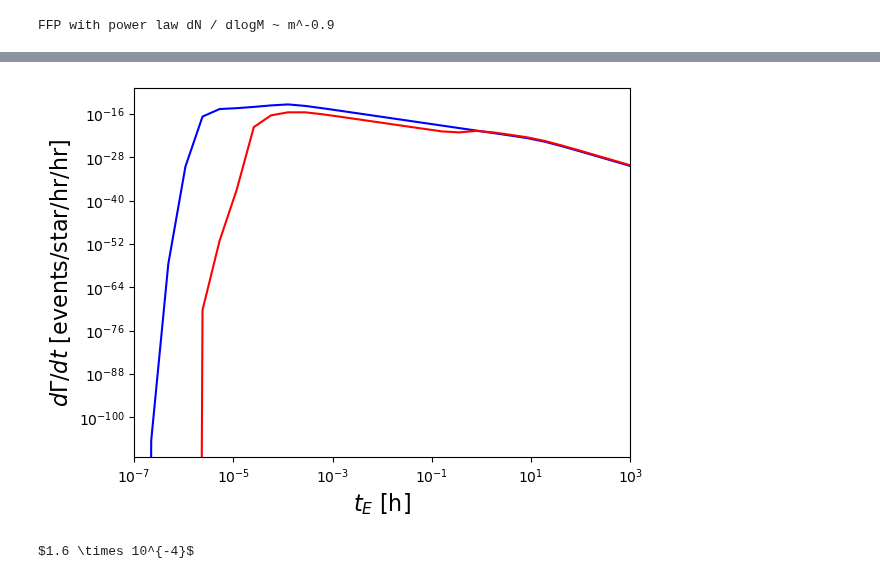
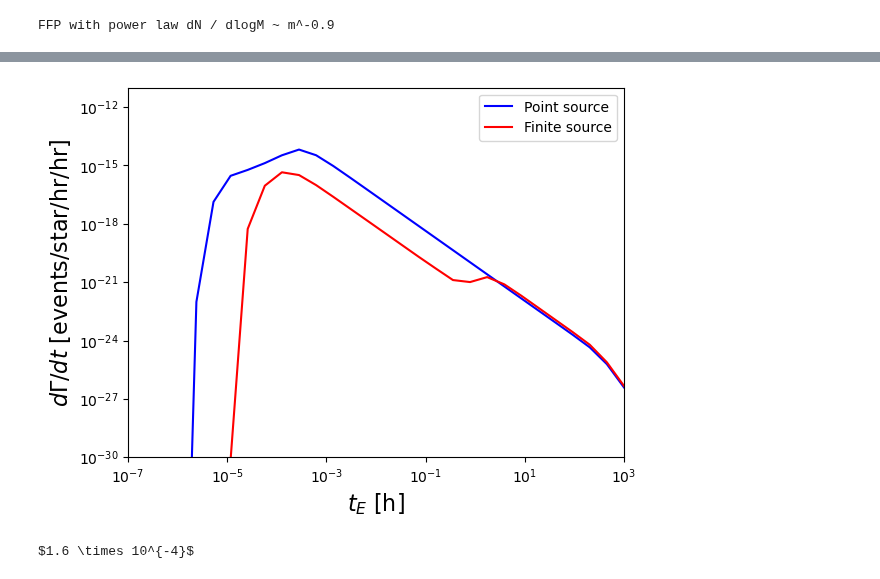
Before and after one commit to NolanSmyth/LensCalcPy, a Jupyter notebook: nbs/01_ffp.ipynb, the cells around one changed output, grey strips where cells are left out. Cells and saved outputs as stored; diff of their text form; code cells hidden in the pictures.

```diff
--- a/nbs/01_ffp.ipynb
+++ b/nbs/01_ffp.ipynb
@@ -177,3 +178,11 @@ def rho_FFPs_m31(a: float, # distance from center of M31 in kpc
 
     #The bulge/nucleus is excluded from the m31 survey
     return rho_disk_m31(a)
+
+def velocity_dispersion_stars_m31(r,
+                                 v_c: float = 60 # km/s
+                                #  v_c: float = 30 # km/s
+
+                                ):
+    # Use 60 km/s for disk following https://iopscience.iop.org/article/10.1088/0004-637X/695/1/442/pdf
+    return v_c
@@ -342,8 +299,8 @@ class Ffp(Lens):
         Initialize the PBH population
         """
 
-        # self.ut_interp = ut_interp
-        self.ut_interp = ut_interp_mw
+        self.ut_interp = ut_interp
+        # self.ut_interp = ut_interp_mw
 
         self.p = p
         #Define range of power law we want to consider
@@ -486,7 +443,7 @@ class Ffp(Lens):
 
     def differential_rate_integrand_m31(self, umin, d, mf, t, finite=False):
         # return self.differential_rate_integrand(umin, d, mf, t, dist_m31, rho_FFPs_m31, velocity_dispersion_m31, finite=finite, density_func_uses_d=False)
-        return self.differential_rate_integrand(umin, d, mf, t, dist_m31, rho_FFPs_m31, velocity_dispersion_stars_mw, finite=finite, density_func_uses_d=False)
+        return self.differential_rate_integrand(umin, d, mf, t, dist_m31, rho_FFPs_m31, velocity_dispersion_stars_m31, finite=finite, density_func_uses_d=False)
 
     def differential_rate_m31(self, t, finite=False):
         return self.differential_rate(t, self.differential_rate_integrand_m31, finite=finite)
@@ -507,7 +464,7 @@ class Ffp(Lens):
 # %%
 p = 0.9
 f = Ffp(p)
-ts = np.logspace(-3, 1, num=10)
+ts = np.logspace(-2, 1, num=20)
 
 f
 # %% [output]
@@ -559,11 +508,3 @@ plt.show()
-# %%
-diff_rates_finite_m31 = []
-for t in tqdm(ts, desc='Computing differential rates (finite=True)'):
-    diff_rates_finite_m31.append(f.differential_rate_m31(t, finite=True))
-
-diff_rates_finite_mw = []
-for t in tqdm(ts, desc='Computing differential rates (finite=True)'):
-    diff_rates_finite_mw.append(f.differential_rate_mw(t, finite=True))
 # %%
 plt.loglog(np.array(ts), np.array(diff_rates_finite_mw)/(np.array(diff_rates_finite_mw) + np.array(diff_rates_finite_m31)))
 plt.xlabel(r"$t_E$ [h]", fontsize=16)
@@ -684,16 +625,17 @@ for t in tqdm(ts, desc='Computing differential rates (finite=True)'):
     diff_rates_finite.append(f.differential_rate_total(t, finite=True))
 # %%
 #new
-plt.loglog(ts, diff_rates, color="blue")
-plt.loglog(ts, diff_rates_finite, color="red")
+plt.loglog(ts, diff_rates, color="blue", label="Point source")
+plt.loglog(ts, diff_rates_finite, color="red", label="Finite source")
 plt.xlabel(r"$t_E$ [h]", fontsize=16)
 plt.ylabel(r"$d\Gamma/dt$ [events/star/hr/hr]", fontsize=16)
 # plt.xlim([0.009, 1e3])
-# plt.ylim([1e-20, 1e-7])
+plt.ylim([1e-30, 1e-11])
 plt.xlim(min(ts), max(ts))
+plt.legend()
 plt.show()
 # %% [output]
-[figure, old version]
+[figure, new version]
 # %%
 def crossing_time(m, d):
     #rough crossing time in hours
```
Also changed, not shown: parts of 15 cells of this notebook, 2 other files.
